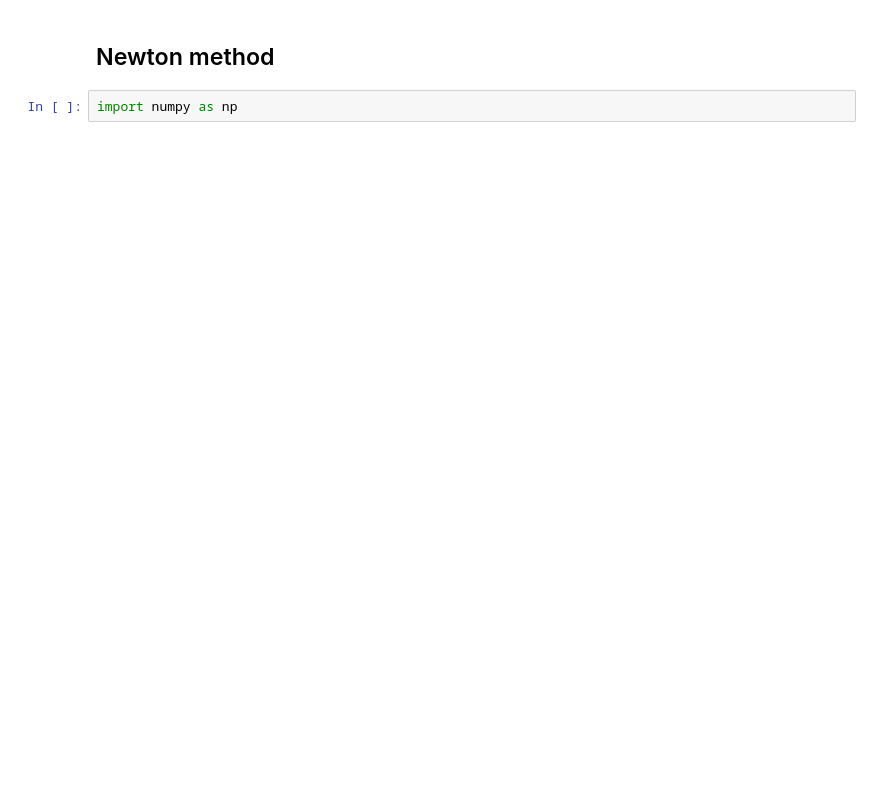
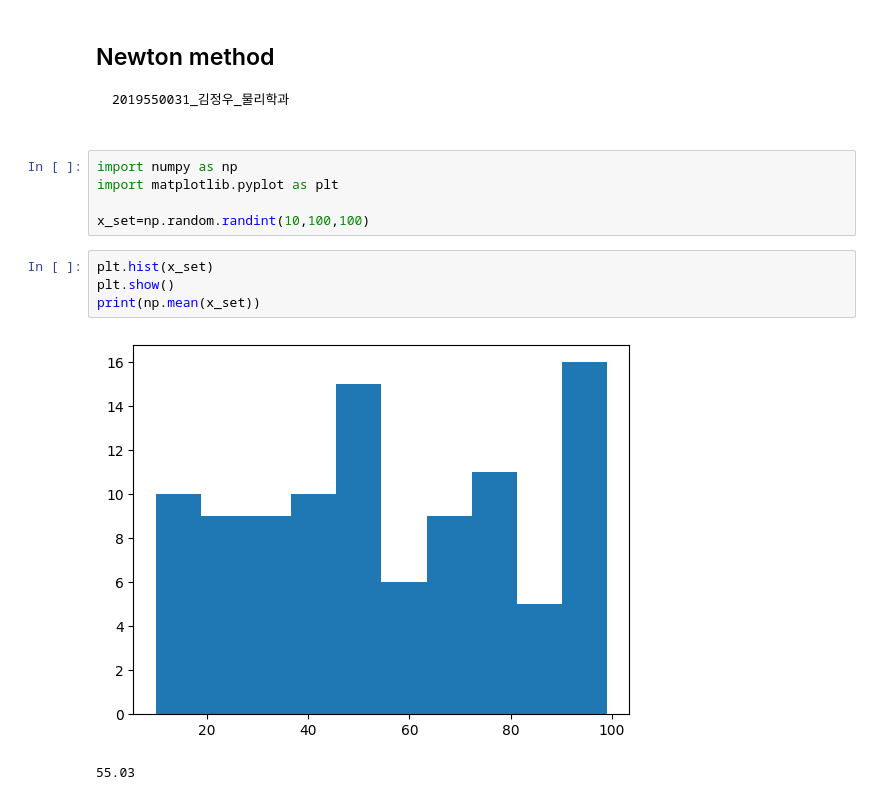
Before and after one commit to portion-jack/UOS_statistic_programming, a Jupyter notebook: math_stat/hw_.ipynb, the cells around one changed output. Cells and saved outputs as stored; diff of their text form; blank space fills up the shorter version.

````diff
--- a/math_stat/hw_.ipynb
+++ b/math_stat/hw_.ipynb
@@ -1,5 +1,20 @@
 # %% [markdown]
 ## Newton method
+
+```
+2019550031_김정우_물리학과
+
+```
-# %%
-import numpy as np
+# %%
+import numpy as np
+import matplotlib.pyplot as plt
+
+x_set=np.random.randint(10,100,100)
+# %%
+plt.hist(x_set)
+plt.show()
+print(np.mean(x_set))
+# %% [output]
+[figure, added]
+55.03
 # %%
````
Also changed, not shown: parts of 1 cell of this notebook, 10 other files.
